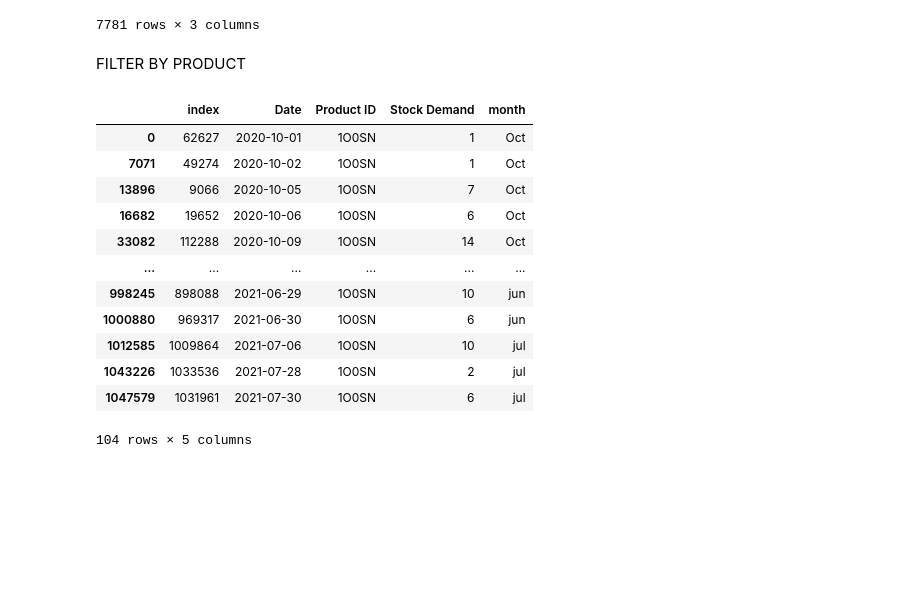
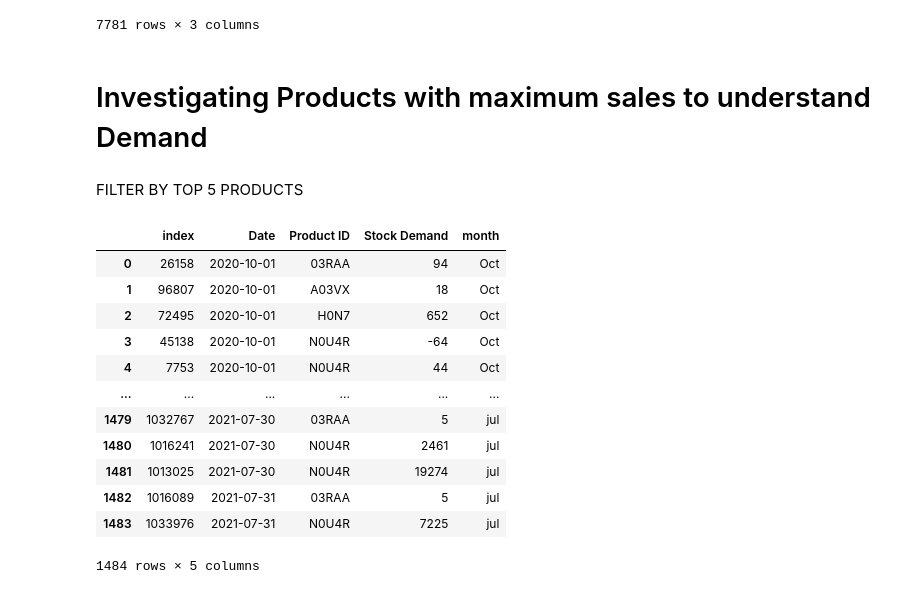
Before and after one commit to Ok3ks/Tabular_data, a Jupyter notebook: pharm.ipynb, the cells around one changed output. Drawn from its saved outputs; the diff is of its cells as text; code cells hidden in the pictures; blank space fills up the shorter version.

```diff
--- a/pharm.ipynb
+++ b/pharm.ipynb
@@ -88,0 +37,27 @@ False
+# %%
+from cmath import nan
+
+def check_datetime(item):
+    if item.__class__ == pd._libs.tslibs.timestamps.Timestamp:
+        return item
+    else:
+        return None
+
+def remove_datetime(item):
+    if type(item) == str:
+        return item
+    else:
+       print("wrong_format {}".format(type(item)))
+       return None
+
+def check_month(id, number, df):
+    """Checks the month which has the maximum sales of a product"""
+    index = df.loc[df[id] == number].index
+    return index[0]
+# %%
+#Asserts that all entries are the same
+pharma_df['Product ID'] = pharma_df['Product ID'].map(remove_datetime)
+pharma_df['Date'] = pharma_df['Date'].map(check_datetime)
+
+pharma_df = pharma_df.dropna()
+pharma_df
@@ -125,3 +142,6 @@ max_item_df
 | 5210 | IDT10 | -43.0 |
 | 7545 | UOSTC | -1106.0 |
 7781 rows × 2 columns
+# %%
+Top_5_items = list(max_item_df.head()['Product ID'])
+Top_5_items
@@ -207,27 +222,35 @@ min_item_df
 | 7545 | UOSTC | -4655.0 | may |
 | 4443 | E0I2N | -11575.0 | may |
 7781 rows × 3 columns
+# %% [markdown]
+# Investigating Products with maximum sales to understand Demand
 # %% [markdown]
-FILTER BY PRODUCT
+FILTER BY TOP 5 PRODUCTS
 # %%
 products = list(pharma_df['Product ID'].unique())
 
-#Creating dataframe for each product ID
+#Creating dataframe for Top 5 products
 #I6D04
-prod_1 = pharma_df[pharma_df['Product ID'] == products[0]]
-prod_1 = prod_1.sort_values(by = "Date")
-prod_1
+
+df = []
+
+for i,item in enumerate(Top_5_items):
+    temp_df = pharma_df[pharma_df['Product ID'] == item]
+    df.append(temp_df)
+
+Top_5_df = pd.concat(df)
+Top_5_df.sort_values(by= 'Date').reset_index().drop('level_0', axis = 1)
 # %% [output]
 |  | index | Date | Product ID | Stock Demand | month |
-| 0 | 62627 | 2020-10-01 | 1O0SN | 1 | Oct |
-| 7071 | 49274 | 2020-10-02 | 1O0SN | 1 | Oct |
-| 13896 | 9066 | 2020-10-05 | 1O0SN | 7 | Oct |
-| 16682 | 19652 | 2020-10-06 | 1O0SN | 6 | Oct |
-| 33082 | 112288 | 2020-10-09 | 1O0SN | 14 | Oct |
+| 0 | 26158 | 2020-10-01 | 03RAA | 94 | Oct |
+| 1 | 96807 | 2020-10-01 | A03VX | 18 | Oct |
+| 2 | 72495 | 2020-10-01 | H0N7 | 652 | Oct |
+| 3 | 45138 | 2020-10-01 | N0U4R | -64 | Oct |
+| 4 | 7753 | 2020-10-01 | N0U4R | 44 | Oct |
 | ... | ... | ... | ... | ... | ... |
-| 998245 | 898088 | 2021-06-29 | 1O0SN | 10 | jun |
-| 1000880 | 969317 | 2021-06-30 | 1O0SN | 6 | jun |
-| 1012585 | 1009864 | 2021-07-06 | 1O0SN | 10 | jul |
-| 1043226 | 1033536 | 2021-07-28 | 1O0SN | 2 | jul |
-| 1047579 | 1031961 | 2021-07-30 | 1O0SN | 6 | jul |
+| 1479 | 1032767 | 2021-07-30 | 03RAA | 5 | jul |
+| 1480 | 1016241 | 2021-07-30 | N0U4R | 2461 | jul |
+| 1481 | 1013025 | 2021-07-30 | N0U4R | 19274 | jul |
+| 1482 | 1016089 | 2021-07-31 | 03RAA | 5 | jul |
+| 1483 | 1033976 | 2021-07-31 | N0U4R | 7225 | jul |
-104 rows × 5 columns
+1484 rows × 5 columns
```
Also changed, not shown: parts of 52 cells of this notebook.
